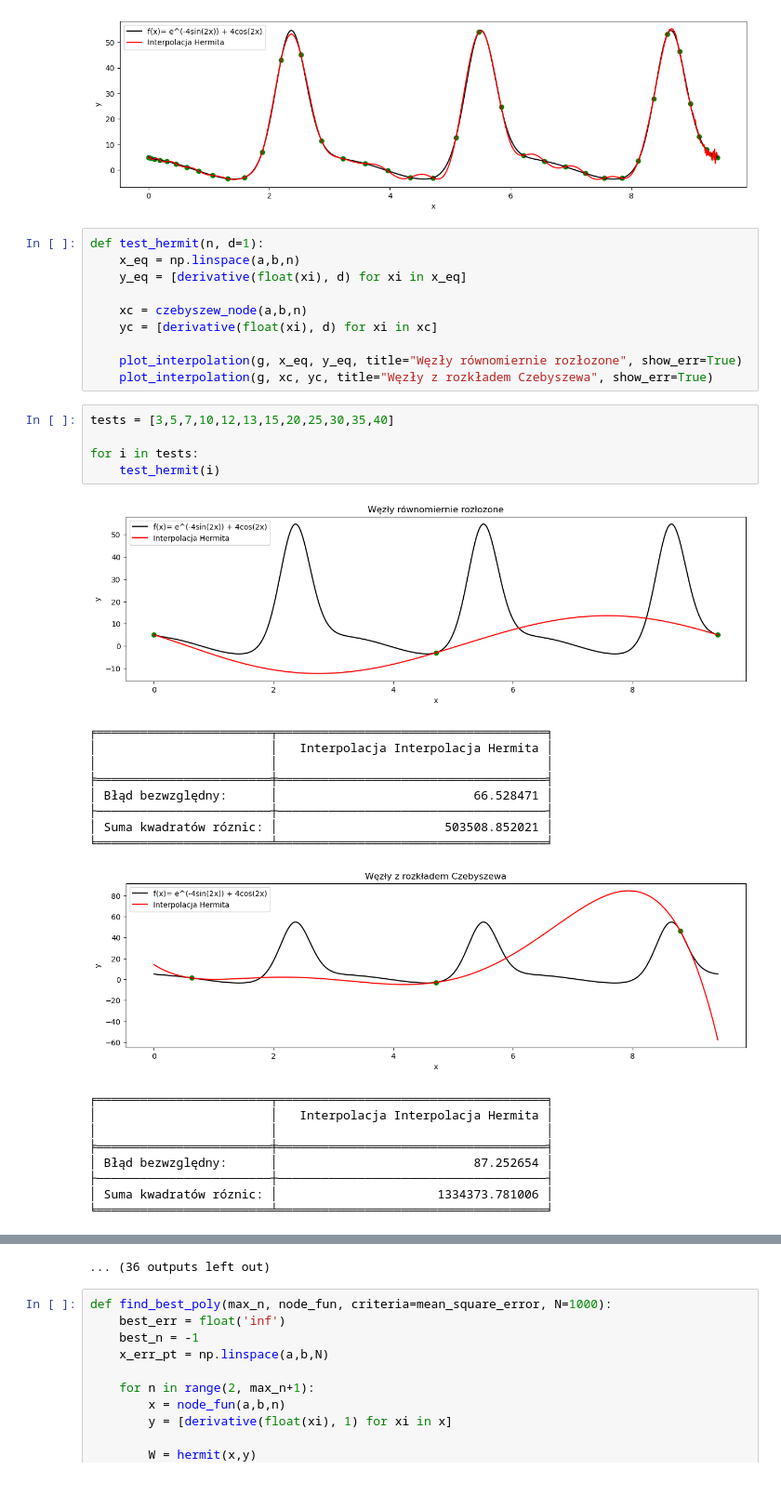
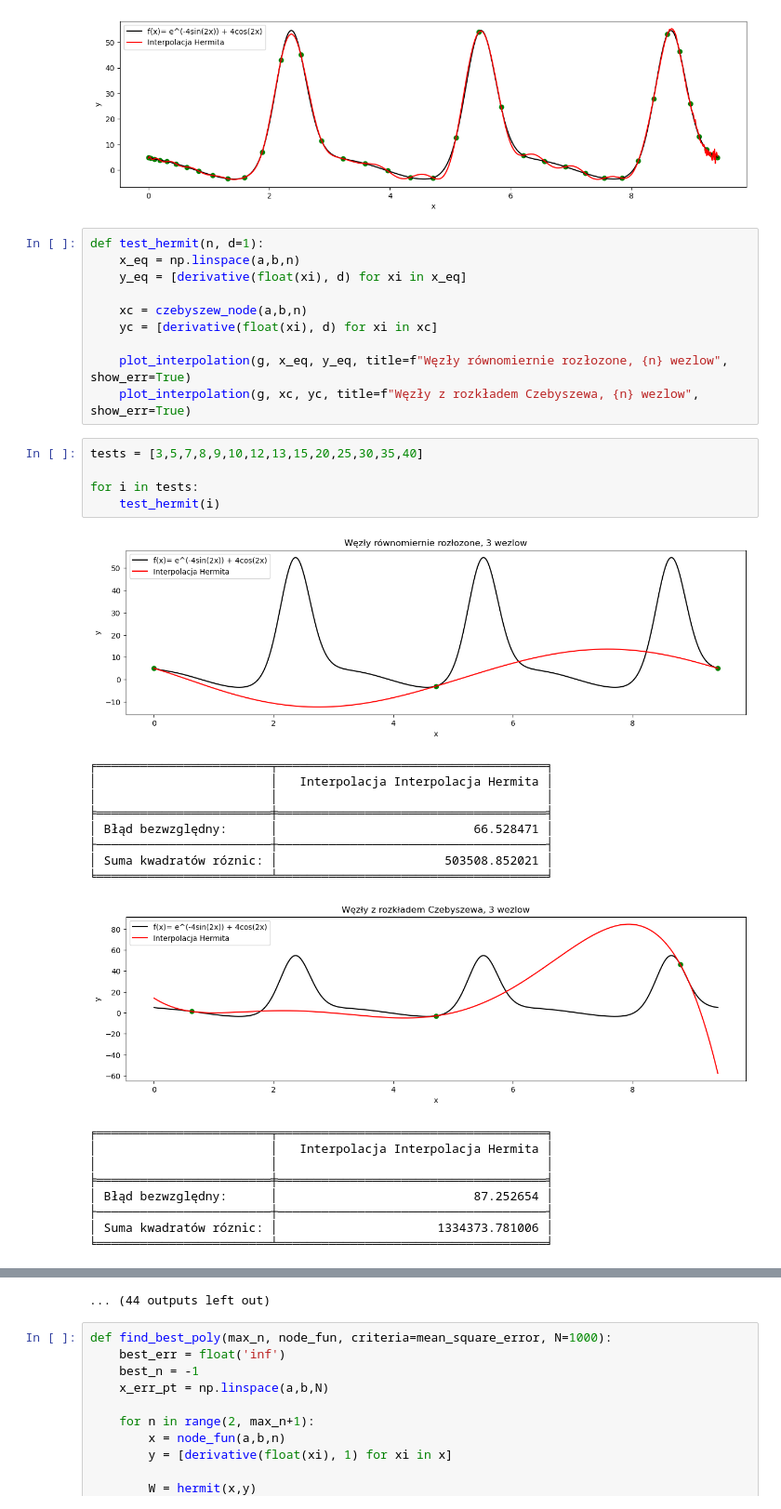
Before and after one commit to kawixKrul/Metody-Obliczeniowe, a Jupyter notebook: lab3/hermit.ipynb, the cells around one changed output, grey strips where cells are left out. Shown at 93% size. Cells and saved outputs as stored; diff of their text form.

```diff
--- a/lab3/hermit.ipynb
+++ b/lab3/hermit.ipynb
@@ -168,15 +168,15 @@ def test_hermit(n, d=1):
     xc = czebyszew_node(a,b,n)
     yc = [derivative(float(xi), d) for xi in xc]
 
-    plot_interpolation(g, x_eq, y_eq, title="Węzły równomiernie rozłozone", show_err=True)
-    plot_interpolation(g, xc, yc, title="Węzły z rozkładem Czebyszewa", show_err=True)
+    plot_interpolation(g, x_eq, y_eq, title=f"Węzły równomiernie rozłozone, {n} wezlow", show_err=True)
+    plot_interpolation(g, xc, yc, title=f"Węzły z rozkładem Czebyszewa, {n} wezlow", show_err=True)
 # %%
-tests = [3,5,7,10,12,13,15,20,25,30,35,40]
+tests = [3,5,7,8,9,10,12,13,15,20,25,30,35,40]
 
 for i in tests:
     test_hermit(i)
 # %% [output]
-[figure, old version]
+[figure, new version]
 ╒════════════════════════╤═════════════════════════════════════╕
 │                        │   Interpolacja Interpolacja Hermita │
 │                        │                                     │
@@ -185,7 +185,7 @@ for i in tests:
 ├────────────────────────┼─────────────────────────────────────┤
 │ Suma kwadratów róznic: │                       503508.852021 │
 ╘════════════════════════╧═════════════════════════════════════╛
-[figure, old version]
+[figure, new version]
 ╒════════════════════════╤═════════════════════════════════════╕
 │                        │   Interpolacja Interpolacja Hermita │
 │                        │                                     │
@@ -230,7 +230,7 @@ for i in tests:
 ├────────────────────────┼─────────────────────────────────────┤
 │ Suma kwadratów róznic: │                       617969.688156 │
 ╘════════════════════════╧═════════════════════════════════════╛
-... (36 outputs left out)
+... (44 outputs left out)
 # %%
 def find_best_poly(max_n, node_fun, criteria=mean_square_error, N=1000):
     best_err = float('inf')
```
Also changed, not shown: parts of 2 cells of this notebook, 3 other files.
